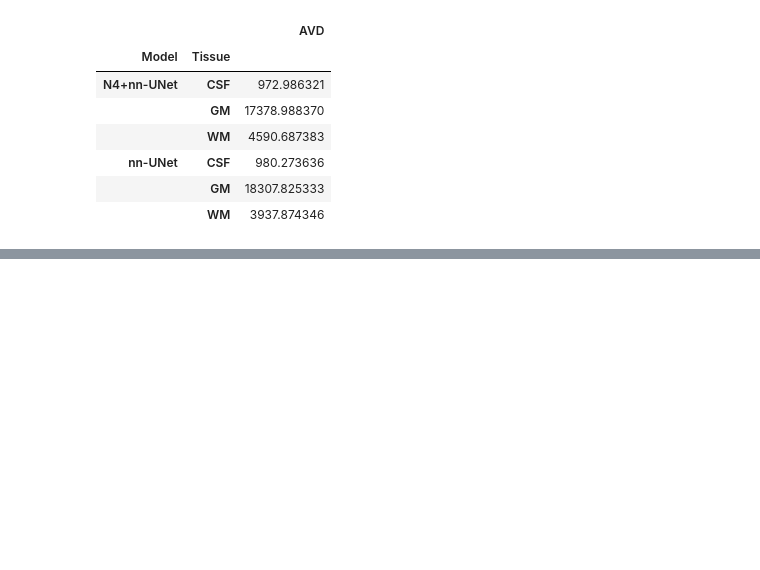
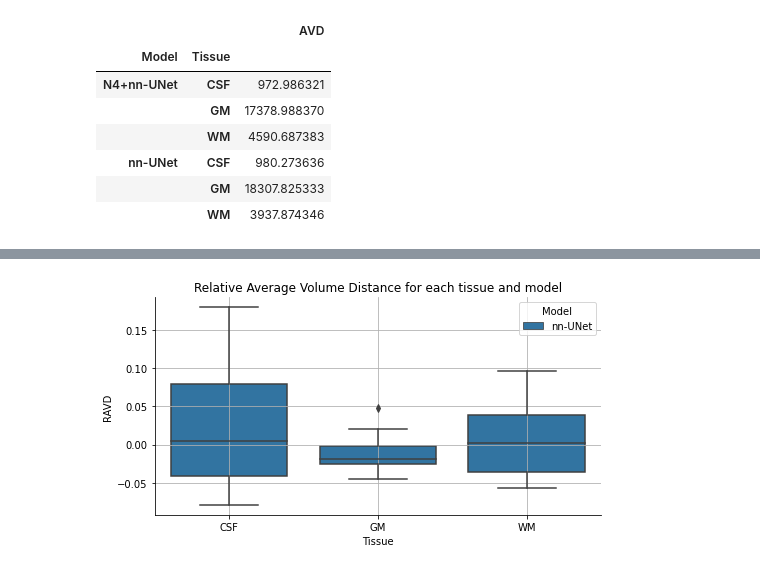
Before and after one commit to joaco18/misa_final_project, a Jupyter notebook: dl/Misa_project_nn_unet.ipynb, the cells around one changed output, grey strips where cells are left out. Cells and saved outputs as stored; diff of their text form; code cells hidden in the pictures; blank space fills up the shorter version.

```diff
--- a/dl/Misa_project_nn_unet.ipynb
+++ b/dl/Misa_project_nn_unet.ipynb
@@ -1707,0 +2193,13 @@ df[['Model', 'Tissue', 'AVD',]].groupby(['Model', 'Tissue']).std()
+# %%
+df = pd.melt(ravd_df, id_vars=['Model', 'Case'], value_vars=['CSF', 'GM', 'WM'], ignore_index=False)
+df.columns = ['Model', 'Case', 'Tissue', 'RAVD']
+
+plt.figure(figsize=(8,4))
+plt.title('Relative Average Volume Distance for each tissue and model')
+sns.boxplot(data=df, x="Tissue", y="RAVD", hue="Model")
+sns.despine()
+plt.grid('h')
+plt.legend(loc='upper right', title='Model')
+plt.show()
+# %% [output]
+[figure, added]
```
Also changed, not shown: parts of 58 cells of this notebook.
